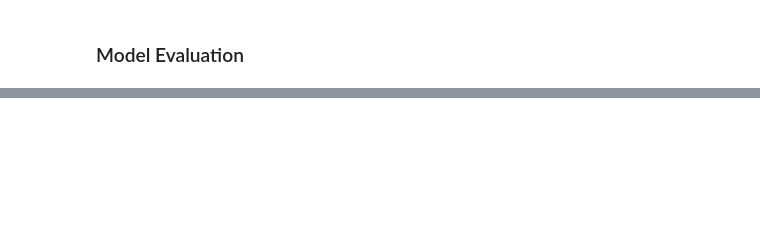
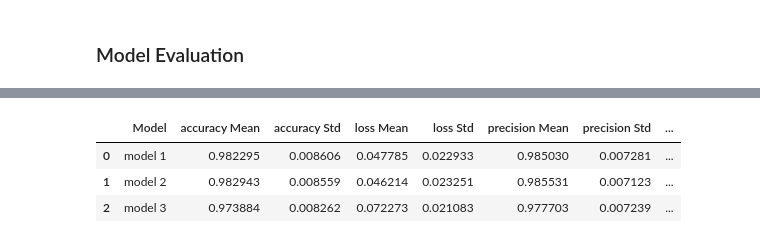
Before and after one commit to Silvano315/Animal-Recognition-App-for-Self-Driving-Cars, a Jupyter notebook: CNN_model.ipynb, the cells around one changed output, grey strips where cells are left out. Cells and saved outputs as stored; diff of their text form; code cells hidden in the pictures; blank space fills up the shorter version.

```diff
--- a/CNN_model.ipynb
+++ b/CNN_model.ipynb
@@ -782,9 +487,14 @@ add_to_report(name_for_model, history, description, df_report, csv_file_path)
 # %%
 # Review report with models' performances (training and validation)
 
-csv_file_path = "Results/report_results.csv"
+csv_file_path = "Results/report_tf_results.csv"
 report = pd.read_csv(csv_file_path)
 report
+# %% [output]
+|  | Model | accuracy Mean | accuracy Std | loss Mean | loss Std | precision Mean | precision Std | ... |
+| 0 | model 1 | 0.982295 | 0.008606 | 0.047785 | 0.022933 | 0.985030 | 0.007281 | ... |
+| 1 | model 2 | 0.982943 | 0.008559 | 0.046214 | 0.023251 | 0.985531 | 0.007123 | ... |
+| 2 | model 3 | 0.973884 | 0.008262 | 0.072273 | 0.021083 | 0.977703 | 0.007239 | ... |
 # %%
 # Bar plot to compare models performances for each metric
 
```
Also changed, not shown: parts of 45 cells of this notebook.
